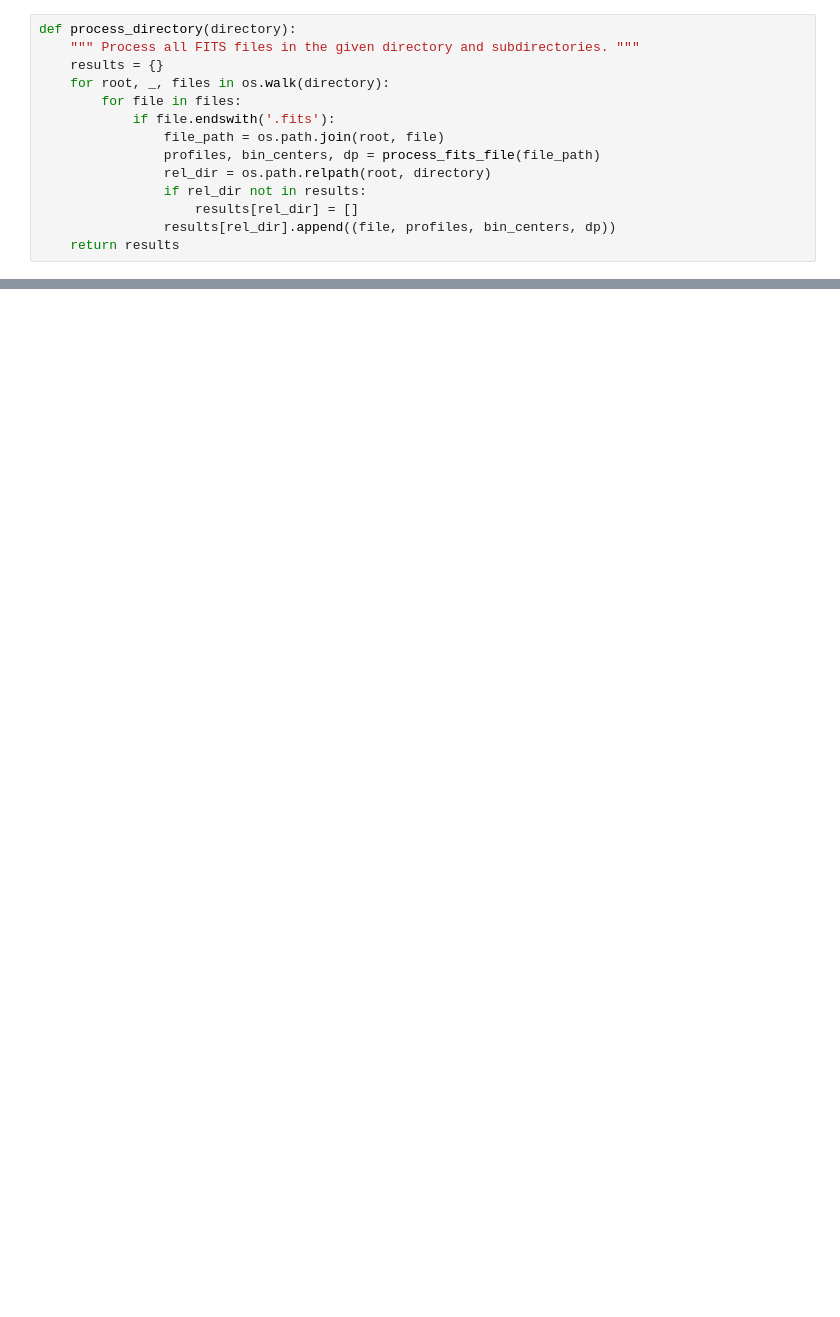
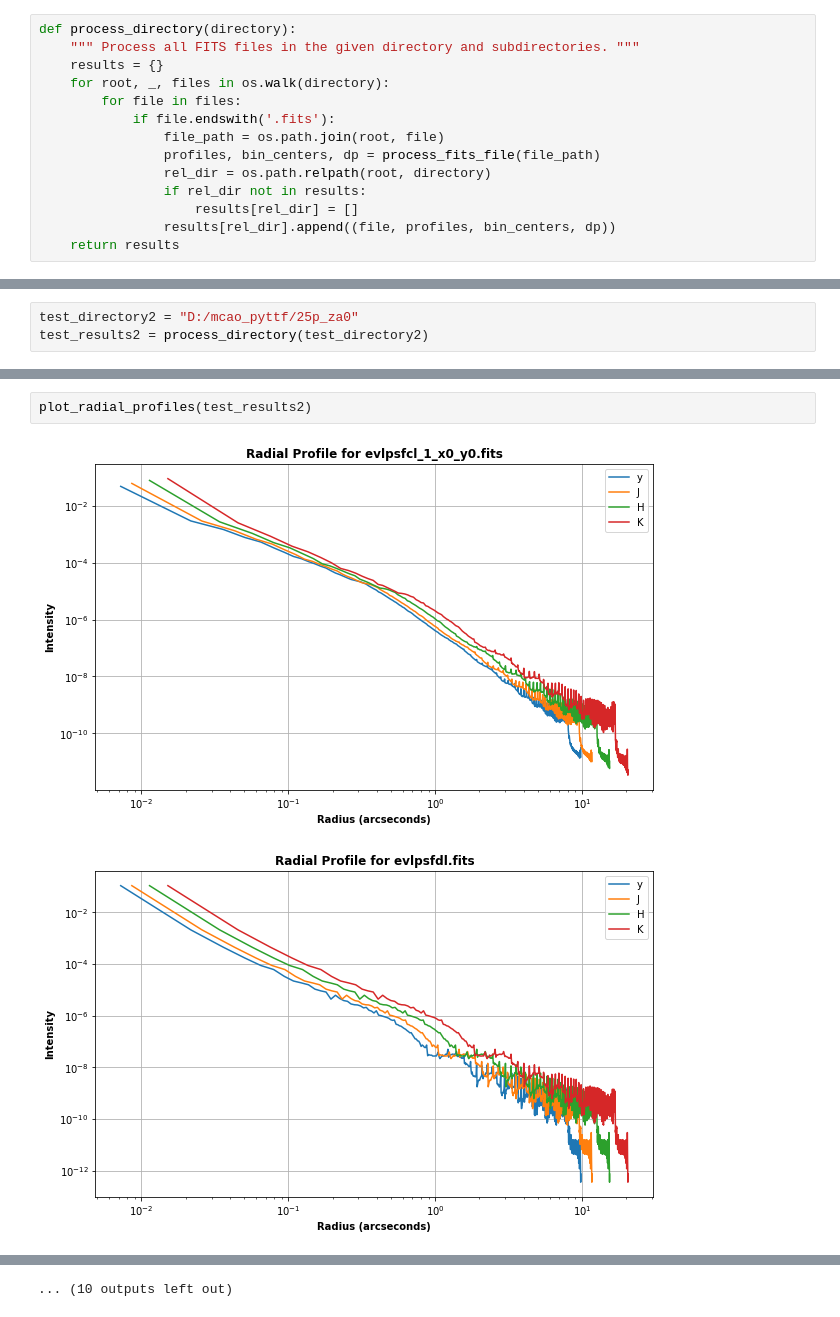
Before and after one commit to ashbake/specsim, a Jupyter notebook: contrast/Contrast_Practice.ipynb, the cells around one changed output, grey strips where cells are left out. Saved outputs shown, nothing was run; the diff lists cells and outputs as text; blank space fills up the shorter version.

```diff
--- a/contrast/Contrast_Practice.ipynb
+++ b/contrast/Contrast_Practice.ipynb
@@ -227,0 +122,3 @@ plot_radial_profiles(results)
+# %%
+test_directory2 = "D:/mcao_pyttf/25p_za0"
+test_results2 = process_directory(test_directory2)
@@ -227,0 +145,5 @@ plot_radial_profiles(results)
+# %%
+plot_radial_profiles(test_results2)
+# %% [output]
+[figure, added]
+[figure, added]
@@ -227,0 +160 @@ plot_radial_profiles(results)
+... (10 outputs left out)
```
Also changed, not shown: parts of 28 cells of this notebook.
